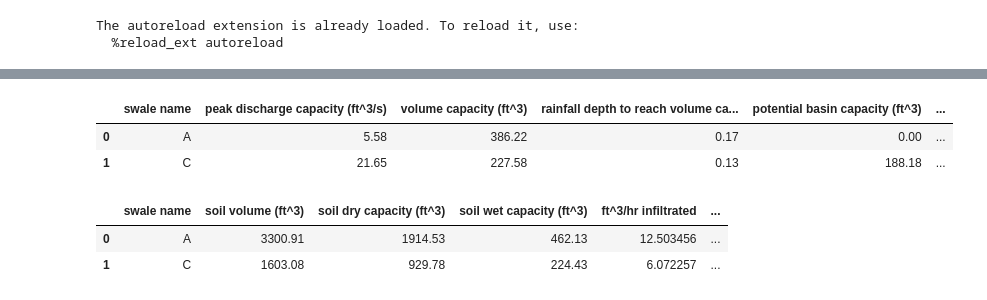
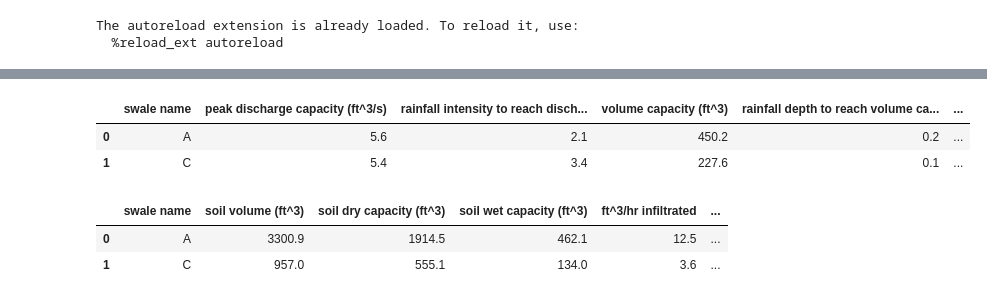
Before and after one commit to ramseyboy/shoal-creek-wq-bio-mitigation, a Jupyter notebook: swale_calculations.ipynb, the cells around one changed output, grey strips where cells are left out. Saved outputs shown, nothing was run; the diff lists cells and outputs as text; code cells hidden in the pictures.

```diff
--- a/swale_calculations.ipynb
+++ b/swale_calculations.ipynb
@@ -12,16 +12,18 @@ from solvers.catchment_runoff_solver import CatchmentRunoffSolver
 storm_rainfall_depth = pd.read_csv("data/PF_Depth_English_PDS.csv")
 storm_rainfall_depth = storm_rainfall_depth.drop(["1000"], axis=1)
 
-storm_rainfall_depth = storm_rainfall_depth[storm_rainfall_depth["Storm"].isin(["5-min:", "10-min:", "15-min:", "30-min:", "60-min:"])]
 
 catchment_area=20.4
 catchment_impervious_cover_fraction=0.25
+catchment_runoff_coefficient=0.7
 
 swale_a_catchment = 5.0
 swale_a_catchment_impervious_cover_fraction = 0.0865
+swale_a_catchment_runoff_coefficient = 0.525
 
 swale_c_catchment = 3.0
 swale_c_catchment_impervious_cover_fraction = 0.1275
+swale_c_catchment_runoff_coefficient = 0.525
 
 storm_depths = []
 for index, row in storm_rainfall_depth.iterrows():
@@ -141,7 +258,7 @@ v_a = VolumeSolver(
     channel_type=ChannelType.Trapezoid,
     channel_length=160,
     bottom_width_channel=1.513888889,
-    top_width_channel=4.479166667,
+    top_width_channel=5.472222222,
     depth_flow=0.805555556
 ).solve()
 
@@ -150,7 +267,7 @@ q_c_solve = ChannelDischargeSolver(
     manning_roughness_coefficient=0.04,
     channel_slope=0.2,
     bottom_width_channel=1.5625,
-    depth_flow=1.3125,
+    depth_flow=0.46875,
     side_slope=0.014176131
 )
 q_c = q_c_solve.solve()
@@ -176,8 +293,9 @@ v_b2 = VolumeSolver(
     depth_flow=1.111111111
 ).solve()
 
-v_c_summed = round(sum([v_b1, v_b2]), 2)
+v_c_summed = round(sum([v_b1, v_b2]), 1)
 # %%
+from solvers.catchment_rainfall_intensity_solver import CatchmentRainfallIntensitySolver
 from solvers.ponding_soil_infiltration_solver import PondingSoilInfiltrationSolver
 
 a_s_d, a_s_w, a_s_r, a_s_ph, a_s_v = PondingSoilInfiltrationSolver(
@@ -217,35 +335,51 @@ rd_c, rd_csd, rd_csw = CatchmentRainfallDepthSolver(
     total_capacity_with_dry_soil = c_s_w,
     total_capacity_with_wet_soil = c_s_r
 ).solve()
+
+i_a = CatchmentRainfallIntensitySolver(
+    catchment_area=swale_a_catchment,
+    runoff_coefficient = swale_a_catchment_runoff_coefficient,
+    peak_discharge = q_a
+).solve()
+
+i_c = CatchmentRainfallIntensitySolver(
+    catchment_area=swale_c_catchment,
+    runoff_coefficient = swale_c_catchment_runoff_coefficient,
+    peak_discharge = q_c
+).solve()
 # %%
 swale_calcs = []
 swale_calcs.append(    ['A',
                         q_a,
+                        i_a,
                         v_a,
                         rd_a,
                         0,
-                        round(v_a / q_a, 2)
+                        round(v_a / q_a, 1)
                         ])
+
 swale_calcs.append(    ['C',
                         q_c,
+                        i_c,
                         v_c,
                         rd_c,
                         v_c_summed,
-                        round(v_c / q_c, 2)
+                        round(v_c / q_c, 1)
                         ])
 swale_df = pd.DataFrame(swale_calcs, columns=[
         'swale name',
         'peak discharge capacity (ft^3/s)',
+        'rainfall intensity to reach discharge capacity (in/hr)',
         'volume capacity (ft^3)',
         'rainfall depth to reach volume capacity (ft^3)',
         'potential basin capacity (ft^3)',
         'time to fill (s)'
     ])
 swale_df
 # %% [output]
-|  | swale name | peak discharge capacity (ft^3/s) | volume capacity (ft^3) | rainfall depth to reach volume ca... | potential basin capacity (ft^3) | ... |
-| 0 | A | 5.58 | 386.22 | 0.17 | 0.00 | ... |
-| 1 | C | 21.65 | 227.58 | 0.13 | 188.18 | ... |
+|  | swale name | peak discharge capacity (ft^3/s) | rainfall intensity to reach disch... | volume capacity (ft^3) | rainfall depth to reach volume ca... | ... |
+| 0 | A | 5.6 | 2.1 | 450.2 | 0.2 | ... |
+| 1 | C | 5.4 | 3.4 | 227.6 | 0.1 | ... |
 # %%
 swale_soil_calcs = []
 swale_soil_calcs.append(    ['A',
@@ -285,5 +419,5 @@ swale_soil_df = pd.DataFrame(swale_soil_calcs, columns=[
 swale_soil_df
 # %% [output]
 |  | swale name | soil volume (ft^3) | soil dry capacity (ft^3) | soil wet capacity (ft^3) | ft^3/hr infiltrated | ... |
-| 0 | A | 3300.91 | 1914.53 | 462.13 | 12.503456 | ... |
-| 1 | C | 1603.08 | 929.78 | 224.43 | 6.072257 | ... |
+| 0 | A | 3300.9 | 1914.5 | 462.1 | 12.5 | ... |
+| 1 | C | 957.0 | 555.1 | 134.0 | 3.6 | ... |
```
Also changed, not shown: parts of 4 cells of this notebook, 51 other files.
